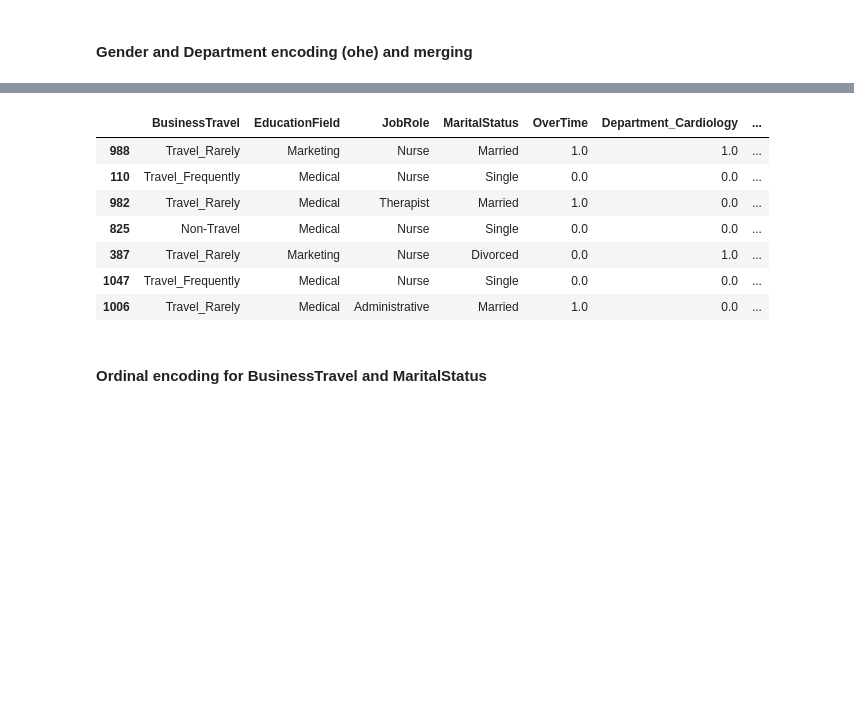
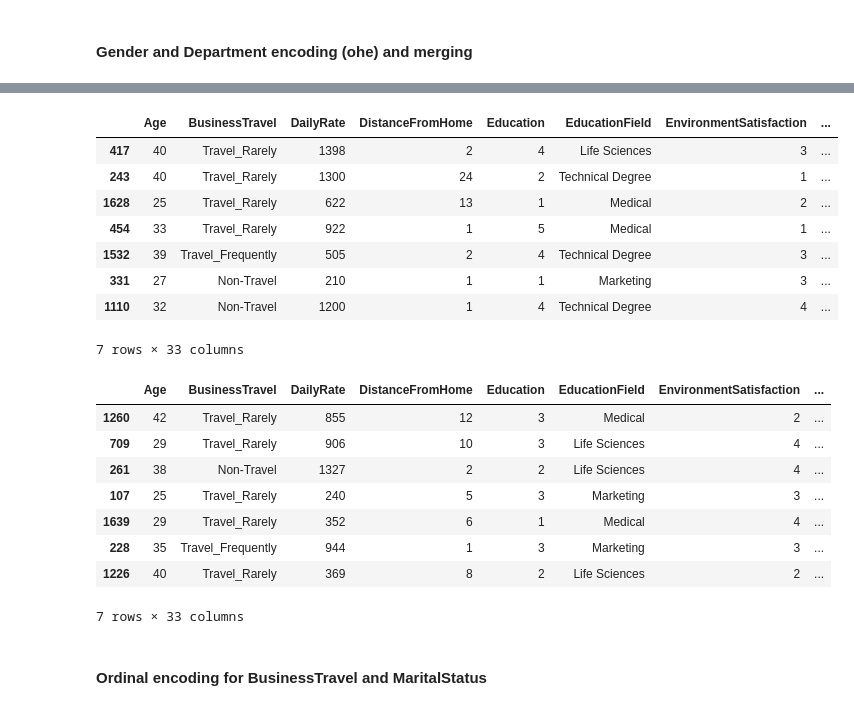
Before and after one commit to Kovindu555/Employee-Attrition-Multiclass-Prediction, a Jupyter notebook: model_training.ipynb, the cells around one changed output, grey strips where cells are left out. Saved outputs shown, nothing was run; the diff lists cells and outputs as text; code cells hidden in the pictures; blank space fills up the shorter version.

```diff
--- a/model_training.ipynb
+++ b/model_training.ipynb
@@ -102,6 +151,8 @@ ohe = OneHotEncoder(sparse_output=False, handle_unknown='error').set_output(tran
 # %% [markdown]
 #### Gender and Department encoding (ohe) and merging
 # %%
-enc_gender = ohe.fit_transform(df[['Gender']])
-enc_department = ohe.fit_transform(df[['Department']])
+enc_gender = ohe.fit_transform(X_train[['Gender']])
+trans_gender = ohe.transform(X_test[['Gender']])
+enc_department = ohe.fit_transform(X_train[['Department']])
+trans_department = ohe.transform(X_test[['Department']])
 # %%
@@ -124,5 +188,8 @@ enc_department.sample(4)
 # %%
-df = pd.concat([df, enc_department], axis=1).drop(columns=['Department'])
-display(df.shape)
-df.sample(5)
+X_train = pd.concat([X_train, enc_department], axis=1).drop(columns=['Department'])
+X_test = pd.concat([X_test, trans_department], axis=1).drop(columns=['Department'])
+print(f'Test Set: {X_test.shape}')
+display(X_test.sample(5))
+print(f'Train Set: {X_train.shape}')
+display(X_train.sample(5))
 # %% [output]
@@ -149,0 +212,7 @@ df.sample(7)
+# %%
+X_train = pd.concat([X_train, enc_gender], axis=1).drop(columns=['Gender'])
+X_test = pd.concat([X_test, trans_gender], axis=1).drop(columns=['Gender'])
+print(f'Test Set: {X_test.shape}')
+display(X_test.sample(5))
+print(f'Train Set: {X_train.shape}')
+display(X_train.sample(5))
@@ -152,18 +253,29 @@ df.sample(7)
 # %%
 # yes = 1 | no = 0
-df['Attrition'] = y_train.map({'Yes': 1.0, 'No': 0.0})  # adding y_train set's 'Attrition' column to df
-df['OverTime'] = df['OverTime'].map({'Yes': 1.0, 'No': 0.0})
+X_train['OverTime'] = X_train['OverTime'].map({'Yes': 1, 'No': 0})
+X_test['OverTime'] = X_test['OverTime'].map({'Yes': 1, 'No': 0})
 # %%
-df.sample(7)
+display(X_train.head(7))
+display(X_test.head(7))
 # %% [output]
-|  | BusinessTravel | EducationField | JobRole | MaritalStatus | OverTime | Department_Cardiology | ... |
-| 988 | Travel_Rarely | Marketing | Nurse | Married | 1.0 | 1.0 | ... |
-| 110 | Travel_Frequently | Medical | Nurse | Single | 0.0 | 0.0 | ... |
-| 982 | Travel_Rarely | Medical | Therapist | Married | 1.0 | 0.0 | ... |
-| 825 | Non-Travel | Medical | Nurse | Single | 0.0 | 0.0 | ... |
-| 387 | Travel_Rarely | Marketing | Nurse | Divorced | 0.0 | 1.0 | ... |
-| 1047 | Travel_Frequently | Medical | Nurse | Single | 0.0 | 0.0 | ... |
-| 1006 | Travel_Rarely | Medical | Administrative | Married | 1.0 | 0.0 | ... |
+|  | Age | BusinessTravel | DailyRate | DistanceFromHome | Education | EducationField | EnvironmentSatisfaction | ... |
+| 417 | 40 | Travel_Rarely | 1398 | 2 | 4 | Life Sciences | 3 | ... |
+| 243 | 40 | Travel_Rarely | 1300 | 24 | 2 | Technical Degree | 1 | ... |
+| 1628 | 25 | Travel_Rarely | 622 | 13 | 1 | Medical | 2 | ... |
+| 454 | 33 | Travel_Rarely | 922 | 1 | 5 | Medical | 1 | ... |
+| 1532 | 39 | Travel_Frequently | 505 | 2 | 4 | Technical Degree | 3 | ... |
+| 331 | 27 | Non-Travel | 210 | 1 | 1 | Marketing | 3 | ... |
+| 1110 | 32 | Non-Travel | 1200 | 1 | 4 | Technical Degree | 4 | ... |
+7 rows × 33 columns
+|  | Age | BusinessTravel | DailyRate | DistanceFromHome | Education | EducationField | EnvironmentSatisfaction | ... |
+| 1260 | 42 | Travel_Rarely | 855 | 12 | 3 | Medical | 2 | ... |
+| 709 | 29 | Travel_Rarely | 906 | 10 | 3 | Life Sciences | 4 | ... |
+| 261 | 38 | Non-Travel | 1327 | 2 | 2 | Life Sciences | 4 | ... |
+| 107 | 25 | Travel_Rarely | 240 | 5 | 3 | Marketing | 3 | ... |
+| 1639 | 29 | Travel_Rarely | 352 | 6 | 1 | Medical | 4 | ... |
+| 228 | 35 | Travel_Frequently | 944 | 1 | 3 | Marketing | 3 | ... |
+| 1226 | 40 | Travel_Rarely | 369 | 8 | 2 | Life Sciences | 2 | ... |
+7 rows × 33 columns
 # %% [markdown]
 #### Ordinal encoding for BusinessTravel and MaritalStatus
 # %%
```
Also changed, not shown: parts of 71 cells of this notebook.
